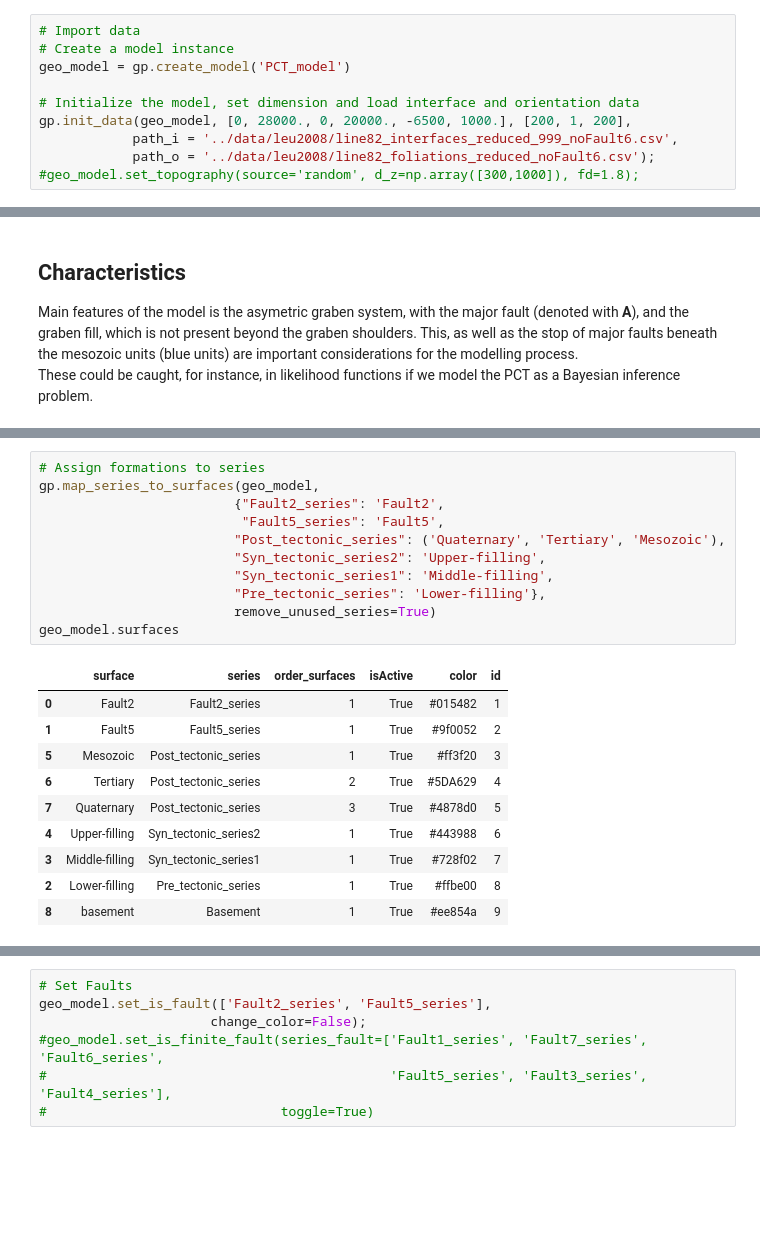
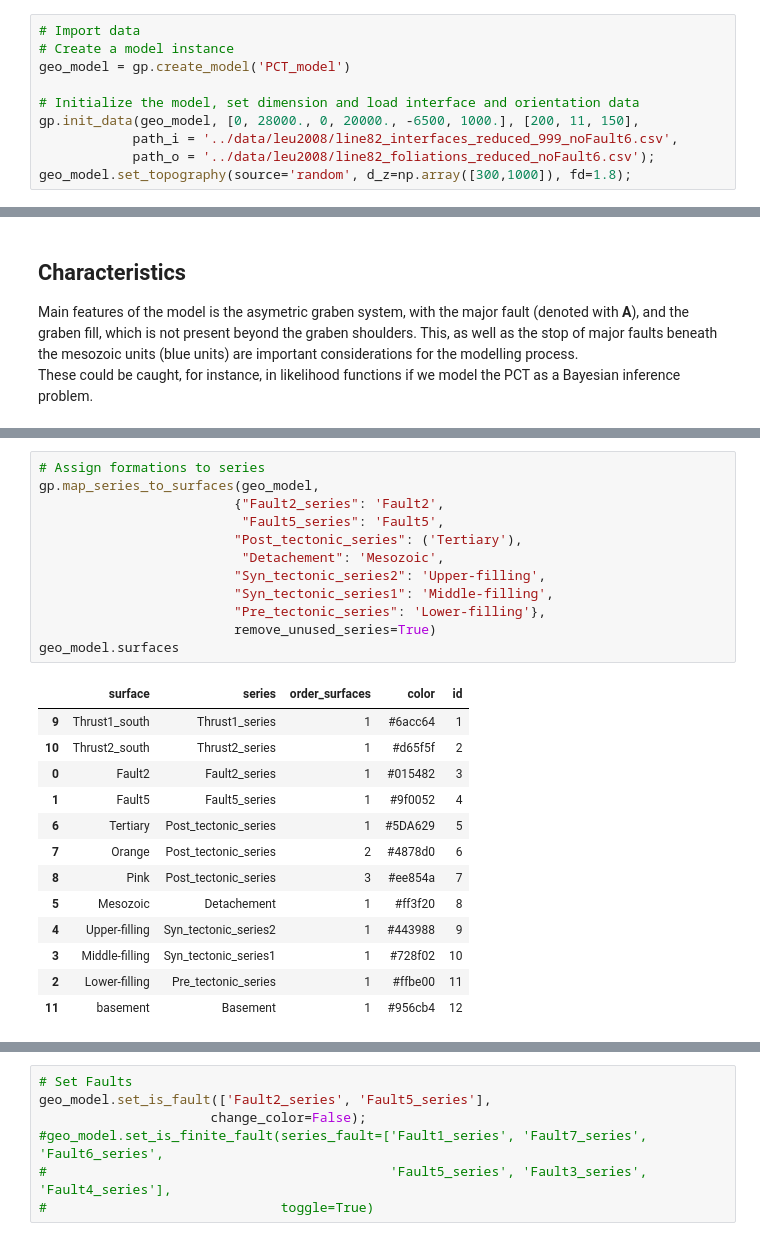
Before and after one commit to Japhiolite/PCT-modelling, a Jupyter notebook: notebooks/GemPy_PCT_new_plotting-2Faults.ipynb, the cells around one changed output, grey strips where cells are left out. Cells and saved outputs as stored; diff of their text form; blank space fills up the shorter version.

Commit message:
add two thrusts to POC model

```diff
--- a/notebooks/GemPy_PCT_new_plotting-2Faults.ipynb
+++ b/notebooks/GemPy_PCT_new_plotting-2Faults.ipynb
@@ -57,9 +34,9 @@ pd.read_csv('../data/leu2008/line82_foliations_reduced.csv')
 geo_model = gp.create_model('PCT_model')
 
 # Initialize the model, set dimension and load interface and orientation data
-gp.init_data(geo_model, [0, 28000., 0, 20000., -6500, 1000.], [200, 1, 200],
+gp.init_data(geo_model, [0, 28000., 0, 20000., -6500, 1000.], [200, 11, 150],
             path_i = '../data/leu2008/line82_interfaces_reduced_999_noFault6.csv',
             path_o = '../data/leu2008/line82_foliations_reduced_noFault6.csv');
-#geo_model.set_topography(source='random', d_z=np.array([300,1000]), fd=1.8);
+geo_model.set_topography(source='random', d_z=np.array([300,1000]), fd=1.8);
 # %% [output]
 Active grids: ['regular']
@@ -134,22 +141,26 @@ These could be caught, for instance, in likelihood functions if we model the PCT
 # %%
 # Assign formations to series
 gp.map_series_to_surfaces(geo_model,
                          {"Fault2_series": 'Fault2',
                           "Fault5_series": 'Fault5',
-                         "Post_tectonic_series": ('Quaternary', 'Tertiary', 'Mesozoic'),
+                         "Post_tectonic_series": ('Tertiary'),
+                          "Detachement": 'Mesozoic',
                          "Syn_tectonic_series2": 'Upper-filling',
                          "Syn_tectonic_series1": 'Middle-filling',
                          "Pre_tectonic_series": 'Lower-filling'},
                          remove_unused_series=True)
 geo_model.surfaces
 # %% [output]
-|  | surface | series | order_surfaces | isActive | color | id |
-| 0 | Fault2 | Fault2_series | 1 | True | #015482 | 1 |
-| 1 | Fault5 | Fault5_series | 1 | True | #9f0052 | 2 |
-| 5 | Mesozoic | Post_tectonic_series | 1 | True | #ff3f20 | 3 |
-| 6 | Tertiary | Post_tectonic_series | 2 | True | #5DA629 | 4 |
-| 7 | Quaternary | Post_tectonic_series | 3 | True | #4878d0 | 5 |
-| 4 | Upper-filling | Syn_tectonic_series2 | 1 | True | #443988 | 6 |
-| 3 | Middle-filling | Syn_tectonic_series1 | 1 | True | #728f02 | 7 |
-| 2 | Lower-filling | Pre_tectonic_series | 1 | True | #ffbe00 | 8 |
-| 8 | basement | Basement | 1 | True | #ee854a | 9 |
+|  | surface | series | order_surfaces | color | id |
+| 9 | Thrust1_south | Thrust1_series | 1 | #6acc64 | 1 |
+| 10 | Thrust2_south | Thrust2_series | 1 | #d65f5f | 2 |
+| 0 | Fault2 | Fault2_series | 1 | #015482 | 3 |
+| 1 | Fault5 | Fault5_series | 1 | #9f0052 | 4 |
+| 6 | Tertiary | Post_tectonic_series | 1 | #5DA629 | 5 |
+| 7 | Orange | Post_tectonic_series | 2 | #4878d0 | 6 |
+| 8 | Pink | Post_tectonic_series | 3 | #ee854a | 7 |
+| 5 | Mesozoic | Detachement | 1 | #ff3f20 | 8 |
+| 4 | Upper-filling | Syn_tectonic_series2 | 1 | #443988 | 9 |
+| 3 | Middle-filling | Syn_tectonic_series1 | 1 | #728f02 | 10 |
+| 2 | Lower-filling | Pre_tectonic_series | 1 | #ffbe00 | 11 |
+| 11 | basement | Basement | 1 | #956cb4 | 12 |
```
Also changed, not shown: parts of 21 cells of this notebook, 31 other files.
